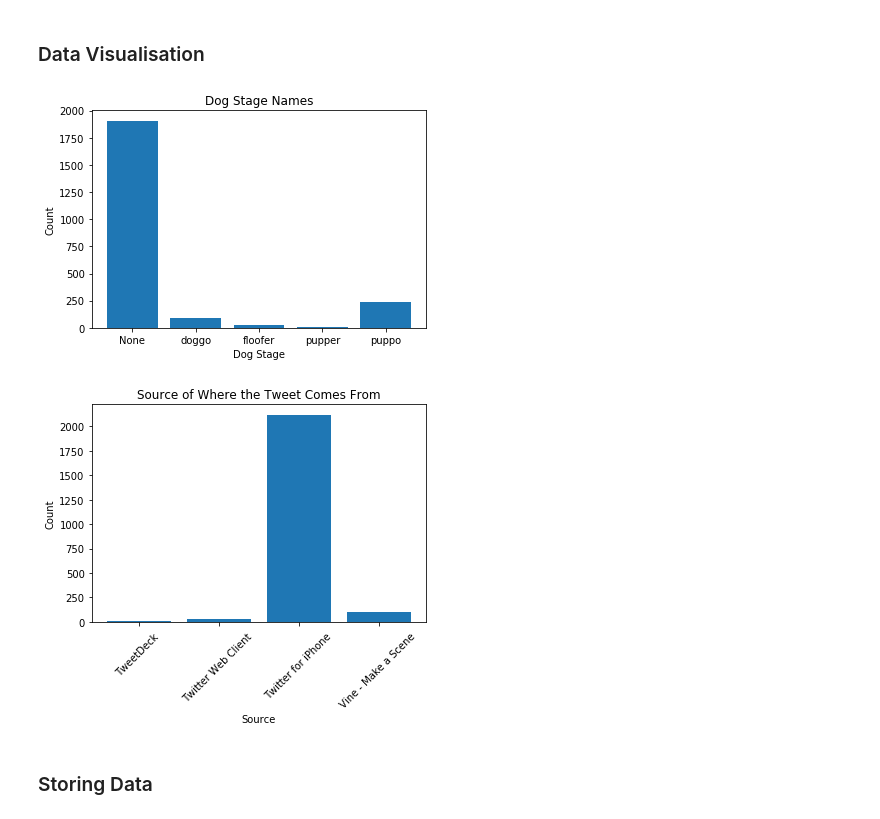
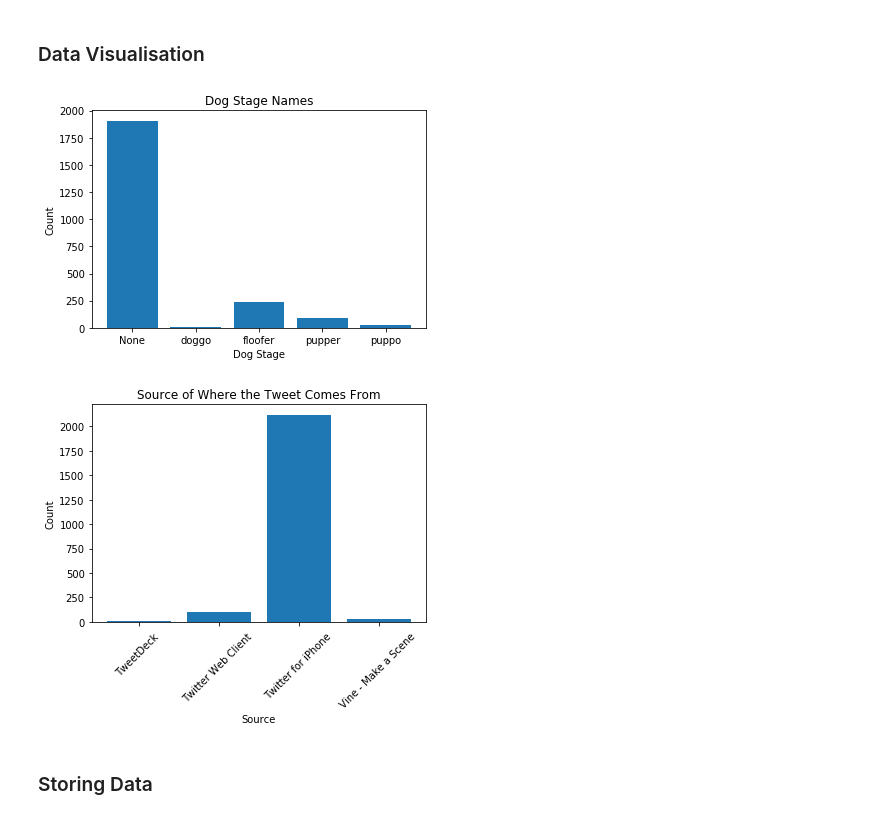
Before and after one commit to chloemcauley/WeRateDogs, a Jupyter notebook: wrangle_act.ipynb, the cells around one changed output. Saved outputs shown, nothing was run; the diff lists cells and outputs as text; code cells hidden in the pictures.

```diff
--- a/wrangle_act.ipynb
+++ b/wrangle_act.ipynb
@@ -794,2 +812,5 @@ confidence    1751 non-null float64
 dtypes: float64(1), int64(1), object(2)
 memory usage: 68.4+ KB
+# %%
+tweets_stats_clean = tweets_stats.copy()
+tweets_stats_clean.info()
@@ -796 +828,6 @@ memory usage: 68.4+ KB
+# %%
+#merge arc_clean, images_clean and tweets_stats_clean
+#column names that are the same: tweet_id
+master_df_1 = pd.merge(arc_clean, images_clean, on='tweet_id', how='left')
+master_df = pd.merge(master_df_1, tweets_stats_clean, on="tweet_id", how = "left")
 # %%
@@ -807,6 +853,0 @@ memory usage: 55.2 KB
-# %%
-#merge arc_clean, images_clean and tweets_stats
-#column names that are the same: tweet_id
-master_df_1 = pd.merge(arc_clean, images_clean, on='tweet_id', how='left')
-master_df = pd.merge(master_df_1, tweets_stats, on="tweet_id", how = "left")
-master_df.info()
@@ -965,21 +987,21 @@ master_df.query('confidence == "0.99995599999999996"')
 # %%
 #dog stage
 x = master_df['dog_stage'].unique()
-y = master_df['dog_stage'].value_counts(sort=False)
+y = master_df['dog_stage'].value_counts(sort=True)
 
 plt.bar(x,y)
 plt.title("Dog Stage Names")
 
 plt.xlabel('Dog Stage')
 plt.ylabel('Count')
 
 plt.show()
 # %% [output]
-[figure, old version]
+[figure, new version]
 # %%
 #dog stage
 x = master_df['sourced'].unique()
-y = master_df['sourced'].value_counts(sort=False)
+y = master_df['sourced'].value_counts(sort=True)
 
 plt.bar(x,y)
 plt.title("Source of Where the Tweet Comes From")
@@ -990,7 +1012,7 @@ plt.ylabel('Count')
 
 plt.show()
 # %% [output]
-[figure, old version]
+[figure, new version]
 # %% [markdown]
 ### Storing Data
 # %%
```
Also changed, not shown: parts of 70 cells of this notebook.
